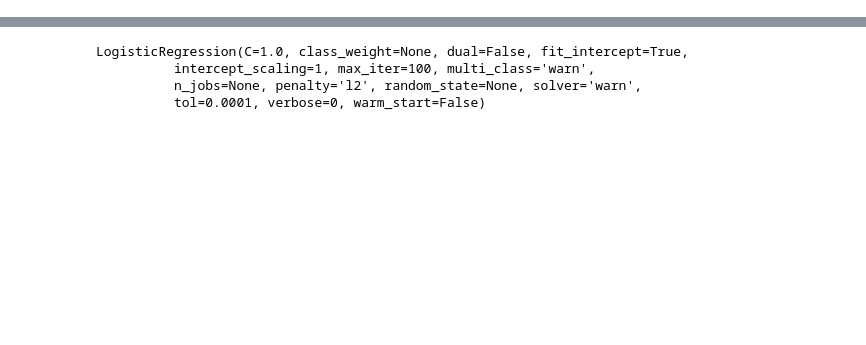
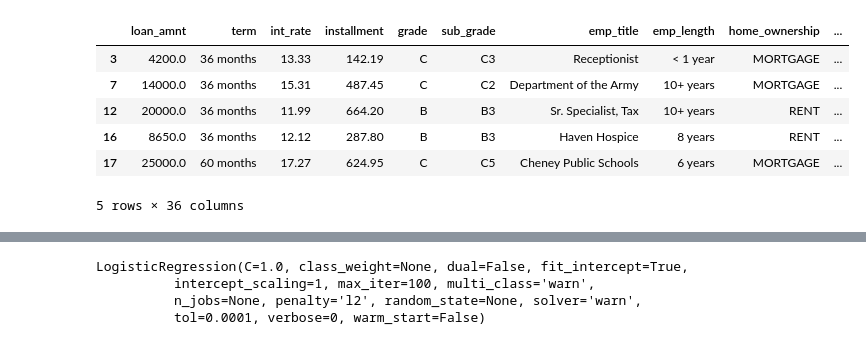
Before and after one commit to gr-nastassia/mccme_python_tasks, a Jupyter notebook: Credit_model.ipynb, the cells around one changed output, grey strips where cells are left out. Drawn from its saved outputs; the diff is of its cells as text; code cells hidden in the pictures; blank space fills up the shorter version.

```diff
--- a/Credit_model.ipynb
+++ b/Credit_model.ipynb
@@ -7 +9,13 @@ import math
+# %%
+df = pd.read_csv('data/train.csv')
+df = df.dropna()
+df.head()
+# %% [output]
+|  | loan_amnt | term | int_rate | installment | grade | sub_grade | emp_title | emp_length | home_ownership | ... |
+| 3 | 4200.0 | 36 months | 13.33 | 142.19 | C | C3 | Receptionist | < 1 year | MORTGAGE | ... |
+| 7 | 14000.0 | 36 months | 15.31 | 487.45 | C | C2 | Department of the Army | 10+ years | MORTGAGE | ... |
+| 12 | 20000.0 | 36 months | 11.99 | 664.20 | B | B3 | Sr. Specialist, Tax | 10+ years | RENT | ... |
+| 16 | 8650.0 | 36 months | 12.12 | 287.80 | B | B3 | Haven Hospice | 8 years | RENT | ... |
+| 17 | 25000.0 | 60 months | 17.27 | 624.95 | C | C5 | Cheney Public Schools | 6 years | MORTGAGE | ... |
+5 rows × 36 columns
 # %%
```
Also changed, not shown: parts of 18 cells of this notebook.
